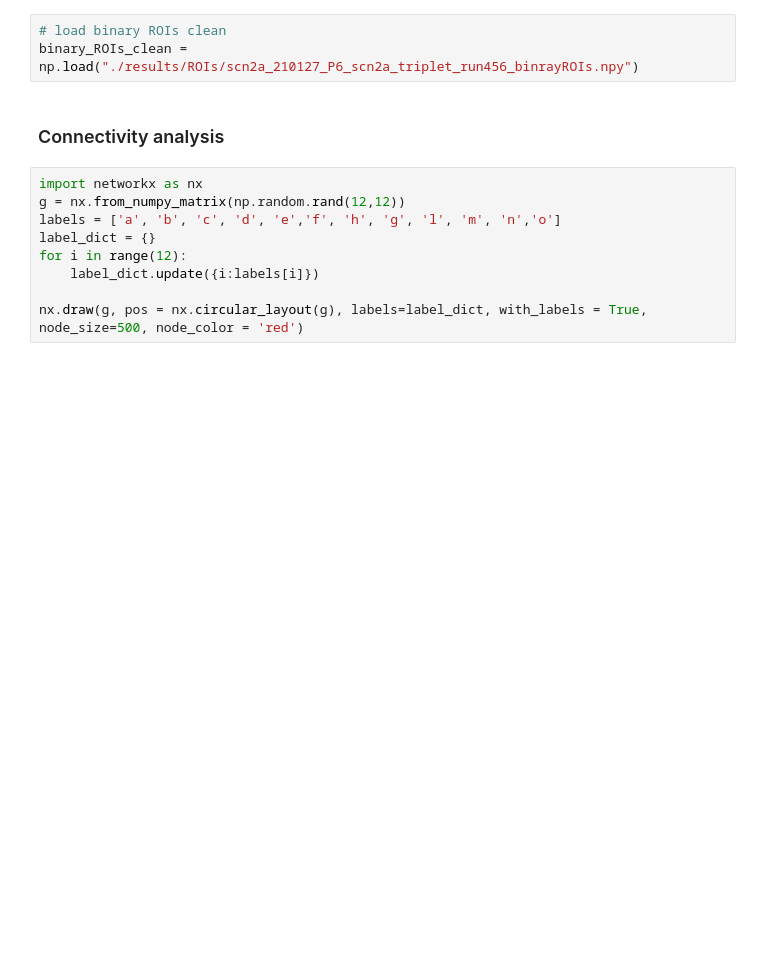
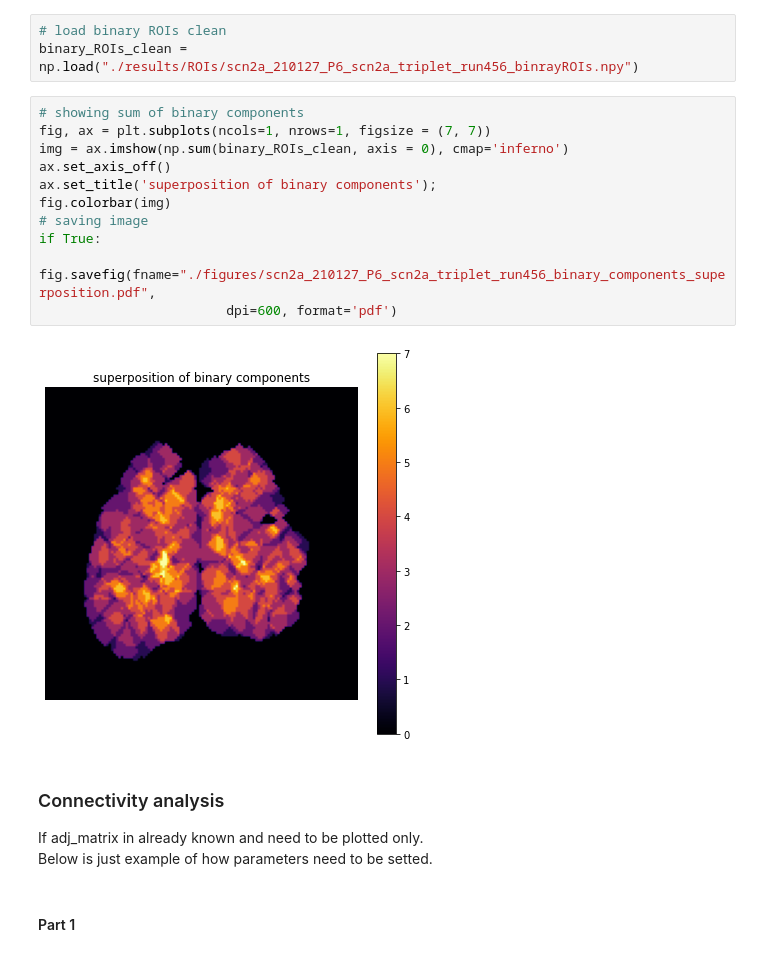
Before and after one commit to NimaMojtahedi/Calcium-imaging-data-analysis, a Jupyter notebook: notebook_scn2a.ipynb, the cells around one changed output. Saved outputs shown, nothing was run; the diff lists cells and outputs as text; blank space fills up the shorter version.

```diff
--- a/notebook_scn2a.ipynb
+++ b/notebook_scn2a.ipynb
@@ -323,14 +386,22 @@ np.save("./results/ROIs/scn2a_210127_P6_scn2a_triplet_run456_binrayROIs.npy", bi
 # %%
 # load binary ROIs clean
 binary_ROIs_clean = np.load("./results/ROIs/scn2a_210127_P6_scn2a_triplet_run456_binrayROIs.npy")
-# %% [markdown]
-### Connectivity analysis
-# %%
-import networkx as nx
-g = nx.from_numpy_matrix(np.random.rand(12,12))
-labels = ['a', 'b', 'c', 'd', 'e','f', 'h', 'g', 'l', 'm', 'n','o']
-label_dict = {}
-for i in range(12):
-    label_dict.update({i:labels[i]})
-
-nx.draw(g, pos = nx.circular_layout(g), labels=label_dict, with_labels = True, node_size=500, node_color = 'red')
+# %%
+# showing sum of binary components
+fig, ax = plt.subplots(ncols=1, nrows=1, figsize = (7, 7))
+img = ax.imshow(np.sum(binary_ROIs_clean, axis = 0), cmap='inferno')
+ax.set_axis_off()
+ax.set_title('superposition of binary components');
+fig.colorbar(img)
+# saving image
+if True:
+    fig.savefig(fname="./figures/scn2a_210127_P6_scn2a_triplet_run456_binary_components_superposition.pdf",
+                        dpi=600, format='pdf')
+# %% [output]
+[figure, added]
+# %% [markdown]
+### Connectivity analysis
+If adj_matrix in already known and need to be plotted only.
+Below is just example of how parameters need to be setted.
+# %% [markdown]
+#### Part 1
```
Also changed, not shown: parts of 34 cells of this notebook, 2 other files.
